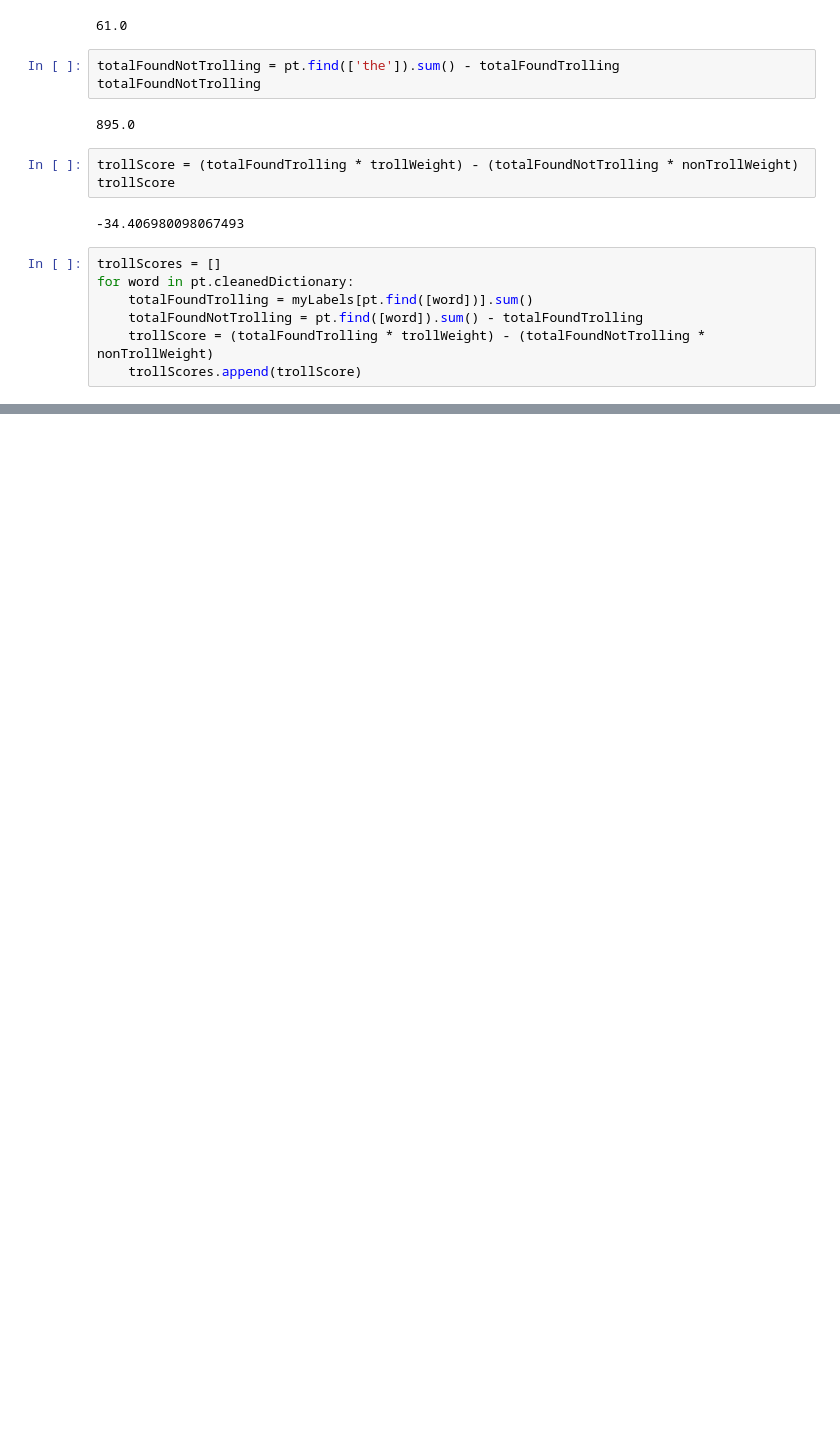
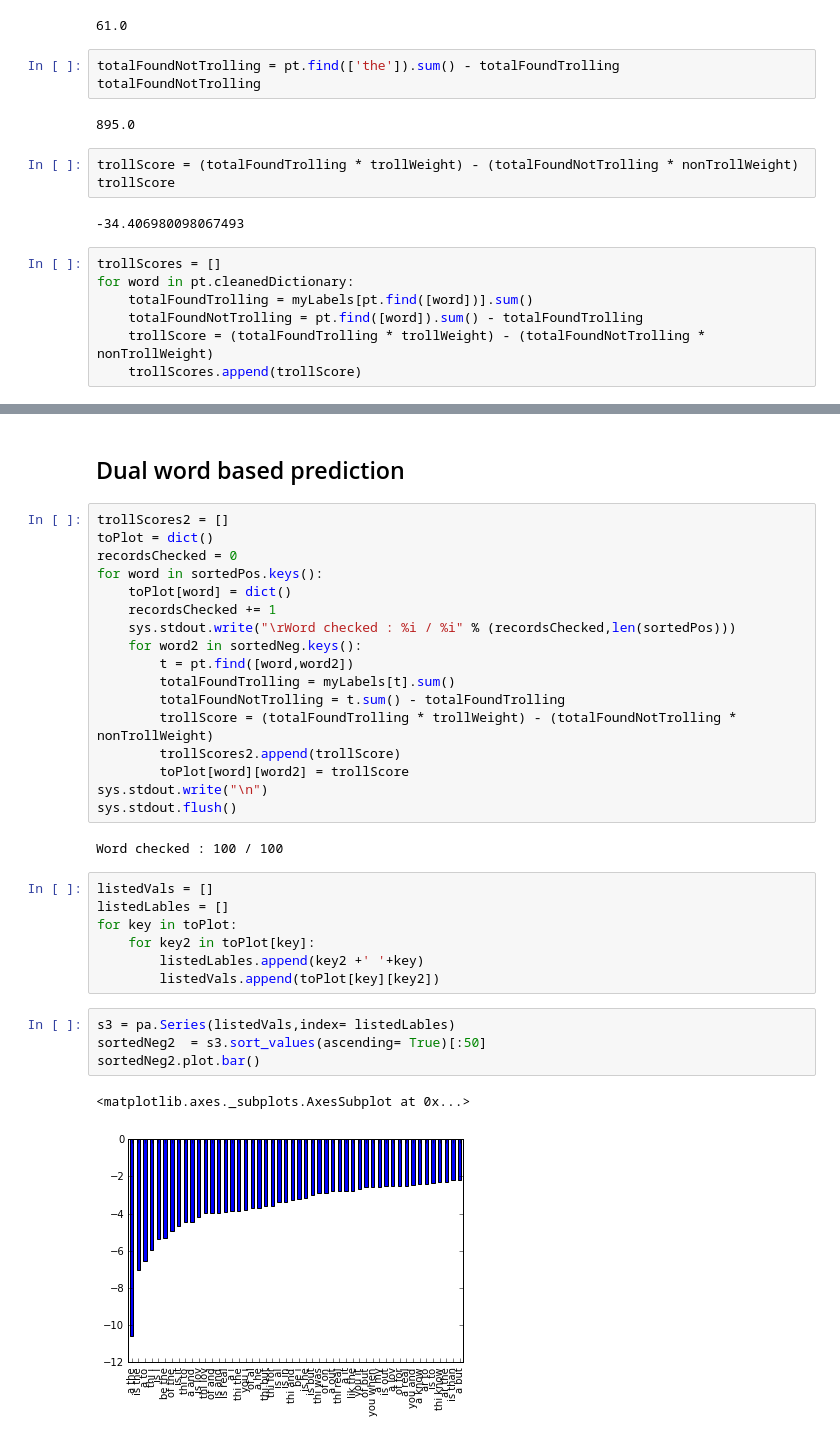
Before and after one commit to ZackAkil/Data-Science-Meetup-Predicting-Trolls, a Jupyter notebook: Predicting-Trolls-master/Youtube comment analysis using PrimeText.ipynb, the cells around one changed output, grey strips where cells are left out. Drawn from its saved outputs; the diff is of its cells as text; blank space fills up the shorter version.

```diff
--- a/Predicting-Trolls-master/Youtube comment analysis using PrimeText.ipynb
+++ b/Predicting-Trolls-master/Youtube comment analysis using PrimeText.ipynb
@@ -170,0 +264,35 @@ sortedS2.plot.bar()
+# %% [markdown]
+## Dual word based prediction
+# %%
+trollScores2 = []
+toPlot = dict()
+recordsChecked = 0
+for word in sortedPos.keys():
+    toPlot[word] = dict()
+    recordsChecked += 1
+    sys.stdout.write("\rWord checked : %i / %i" % (recordsChecked,len(sortedPos)))
+    for word2 in sortedNeg.keys():
+        t = pt.find([word,word2])
+        totalFoundTrolling = myLabels[t].sum()
+        totalFoundNotTrolling = t.sum() - totalFoundTrolling
+        trollScore = (totalFoundTrolling * trollWeight) - (totalFoundNotTrolling * nonTrollWeight)
+        trollScores2.append(trollScore)
+        toPlot[word][word2] = trollScore
+sys.stdout.write("\n")
+sys.stdout.flush()
+# %% [output]
+Word checked : 100 / 100
+# %%
+listedVals = []
+listedLables = []
+for key in toPlot:
+    for key2 in toPlot[key]:
+        listedLables.append(key2 +' '+key)
+        listedVals.append(toPlot[key][key2])
+# %%
+s3 = pa.Series(listedVals,index= listedLables)
+sortedNeg2  = s3.sort_values(ascending= True)[:50]
+sortedNeg2.plot.bar()
+# %% [output]
+<matplotlib.axes._subplots.AxesSubplot at 0x...>
+[figure, added]
```
Also changed, not shown: parts of 25 cells of this notebook.
